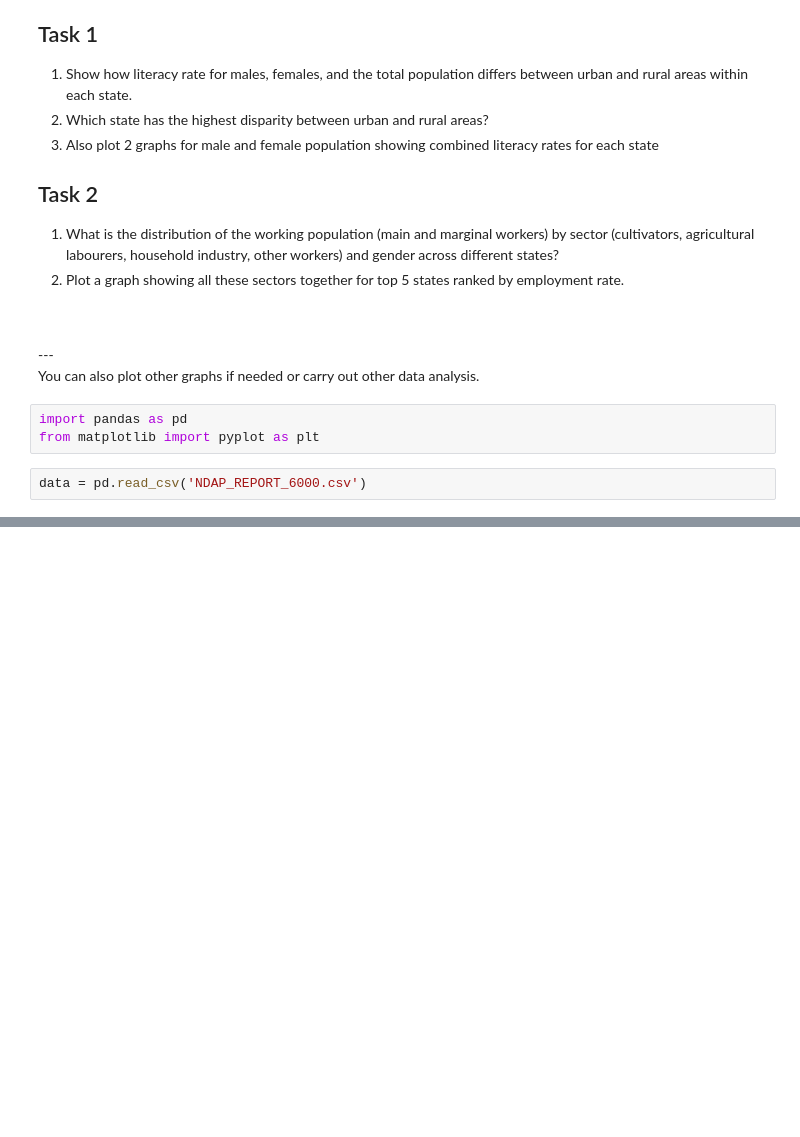
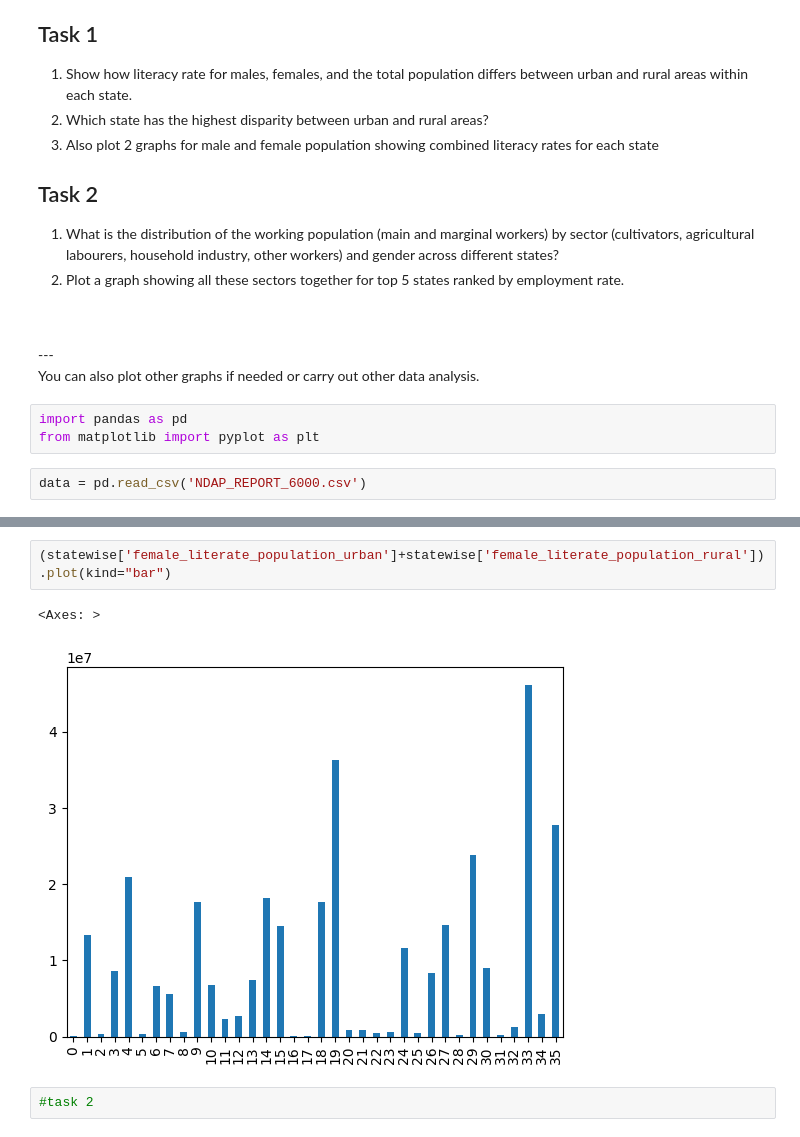
Before and after one commit to yaswanthk0424/web_scraping-2k25, a Jupyter notebook: Week2-Assignment/Problem1/problem1.ipynb, the cells around one changed output, grey strips where cells are left out. Cells and saved outputs as stored; diff of their text form; blank space fills up the shorter version.

```diff
--- a/Week2-Assignment/Problem1/problem1.ipynb
+++ b/Week2-Assignment/Problem1/problem1.ipynb
@@ -33,0 +139,7 @@ data = pd.read_csv('NDAP_REPORT_6000.csv')
+# %%
+(statewise['female_literate_population_urban']+statewise['female_literate_population_rural']).plot(kind="bar")
+# %% [output]
+<Axes: >
+[figure, added]
+# %%
+#task 2
```
Also changed, not shown: parts of 26 cells of this notebook, 1 other file.
